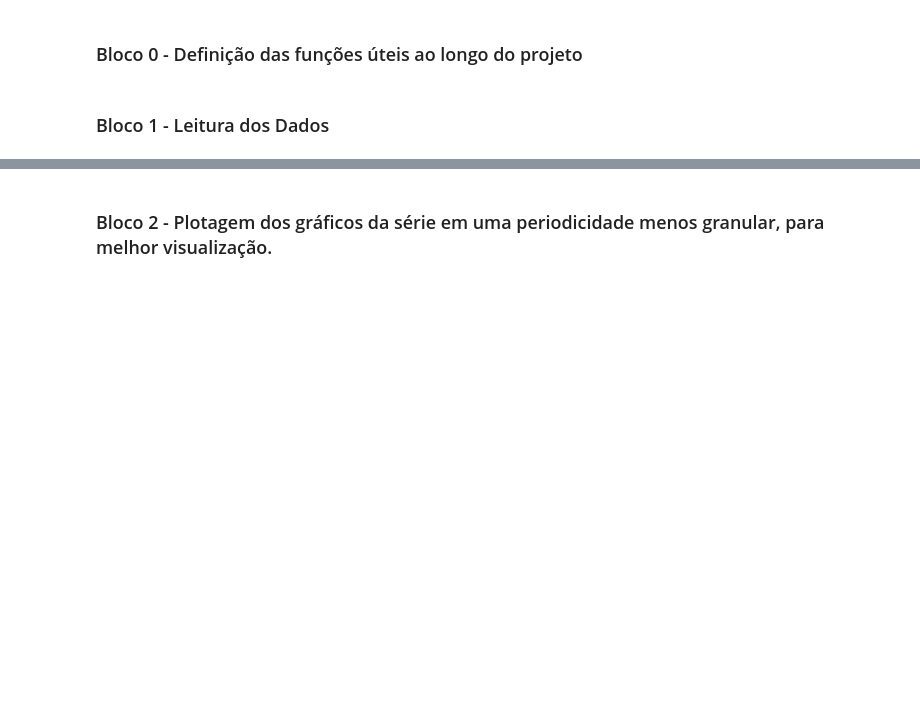
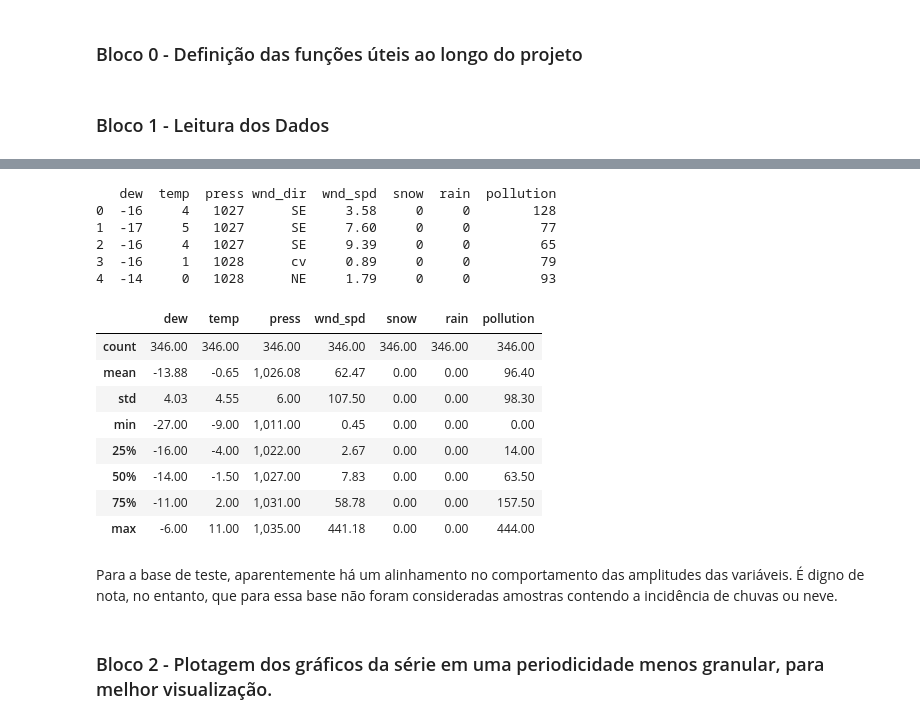
Before and after one commit to rafaelhasslocher/mvp-poluicao-model, a Jupyter notebook: mvp.ipynb, the cells around one changed output, grey strips where cells are left out. Cells and saved outputs as stored; diff of their text form; code cells hidden in the pictures; blank space fills up the shorter version.

```diff
--- a/mvp.ipynb
+++ b/mvp.ipynb
@@ -296,3 +321,25 @@ base_treino.describe()
+# %%
+print(base_teste.head())
+
+base_teste.describe()
+# %% [output]
+   dew  temp  press wnd_dir  wnd_spd  snow  rain  pollution
+0  -16     4   1027      SE     3.58     0     0        128
+1  -17     5   1027      SE     7.60     0     0         77
+2  -16     4   1027      SE     9.39     0     0         65
+3  -16     1   1028      cv     0.89     0     0         79
+4  -14     0   1028      NE     1.79     0     0         93
+|  | dew | temp | press | wnd_spd | snow | rain | pollution |
+| count | 346.00 | 346.00 | 346.00 | 346.00 | 346.00 | 346.00 | 346.00 |
+| mean | -13.88 | -0.65 | 1,026.08 | 62.47 | 0.00 | 0.00 | 96.40 |
+| std | 4.03 | 4.55 | 6.00 | 107.50 | 0.00 | 0.00 | 98.30 |
+| min | -27.00 | -9.00 | 1,011.00 | 0.45 | 0.00 | 0.00 | 0.00 |
+| 25% | -16.00 | -4.00 | 1,022.00 | 2.67 | 0.00 | 0.00 | 14.00 |
+| 50% | -14.00 | -1.50 | 1,027.00 | 7.83 | 0.00 | 0.00 | 63.50 |
+| 75% | -11.00 | 2.00 | 1,031.00 | 58.78 | 0.00 | 0.00 | 157.50 |
+| max | -6.00 | 11.00 | 1,035.00 | 441.18 | 0.00 | 0.00 | 444.00 |
+# %% [markdown]
+Para a base de teste, aparentemente há um alinhamento no comportamento das amplitudes das variáveis. É digno de nota, no entanto, que para essa base não foram consideradas amostras contendo a incidência de chuvas ou neve.
 # %% [markdown]
 ### Bloco 2 - Plotagem dos gráficos da série em uma periodicidade menos granular, para melhor visualização.
 # %%
```
Also changed, not shown: parts of 33 cells of this notebook, 37 other files.
